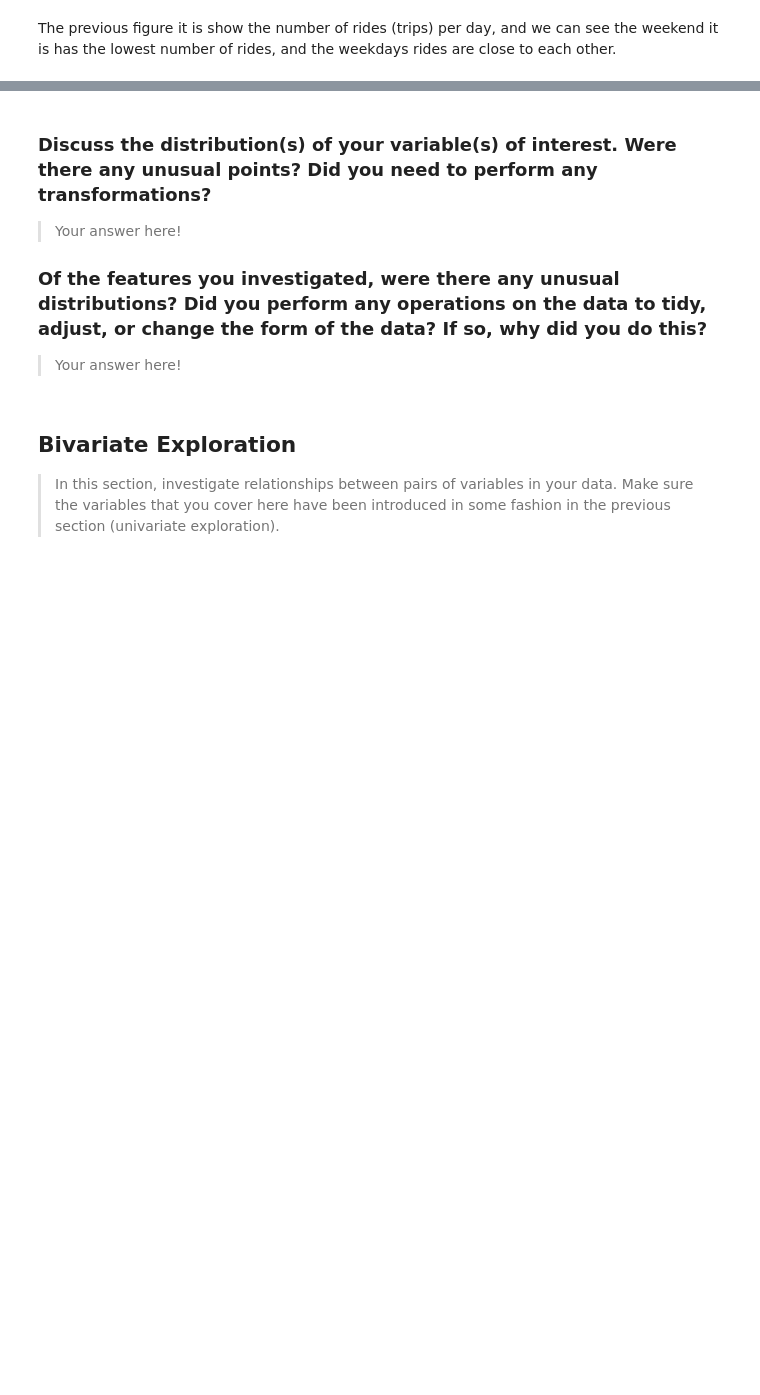
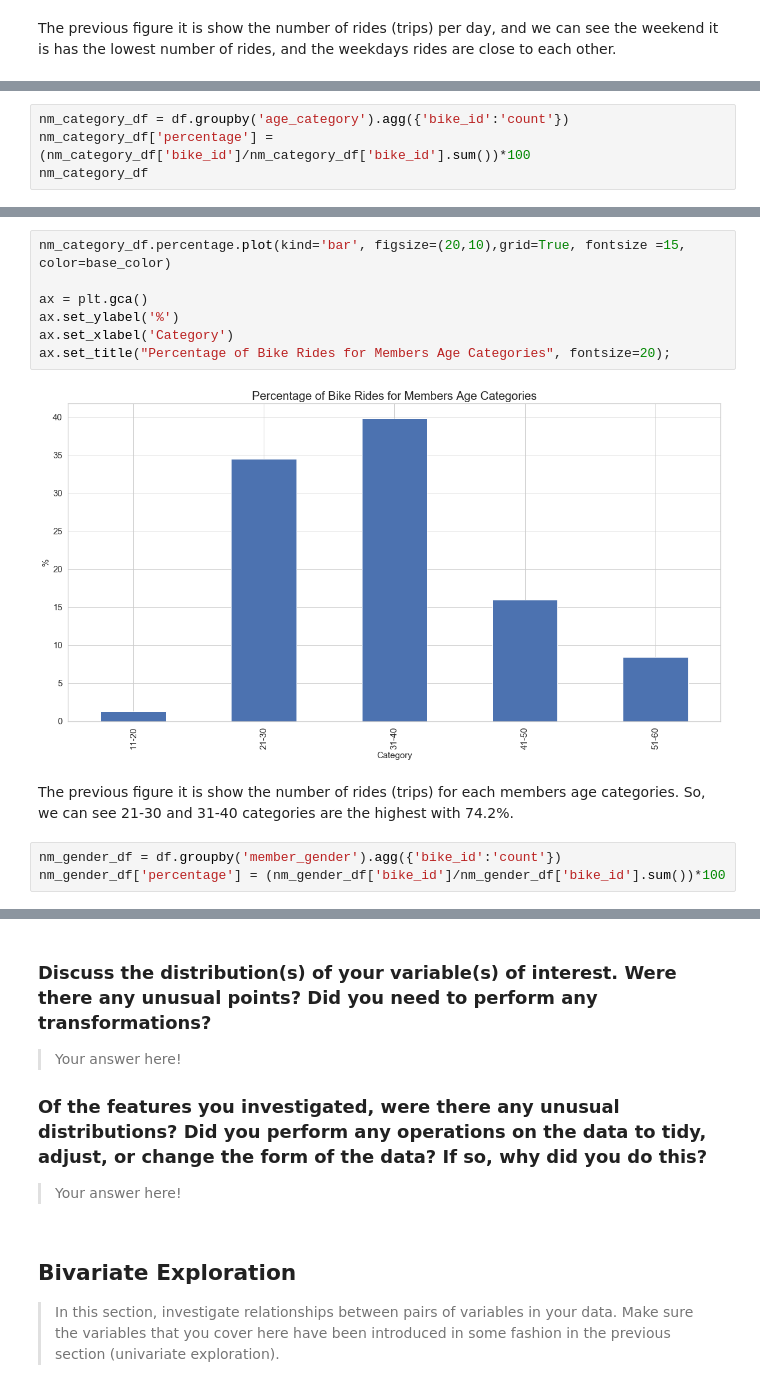
Before and after one commit to Alyahya-A/communicate-data-findings, a Jupyter notebook: communicate-data-findings-exploration.ipynb, the cells around one changed output, grey strips where cells are left out. Drawn from its saved outputs; the diff is of its cells as text; blank space fills up the shorter version.

```diff
--- a/communicate-data-findings-exploration.ipynb
+++ b/communicate-data-findings-exploration.ipynb
@@ -487,0 +556,4 @@ you plan on investigating next.
+# %%
+nm_category_df = df.groupby('age_category').agg({'bike_id':'count'})
+nm_category_df['percentage'] = (nm_category_df['bike_id']/nm_category_df['bike_id'].sum())*100
+nm_category_df
@@ -487,0 +568,14 @@ you plan on investigating next.
+# %%
+nm_category_df.percentage.plot(kind='bar', figsize=(20,10),grid=True, fontsize =15, color=base_color)
+
+ax = plt.gca()
+ax.set_ylabel('%')
+ax.set_xlabel('Category')
+ax.set_title("Percentage of Bike Rides for Members Age Categories", fontsize=20);
+# %% [output]
+[figure, added]
+# %% [markdown]
+The previous figure it is show the number of rides (trips) for each members age categories. So, we can see 21-30 and 31-40 categories are the highest with 74.2%.
+# %%
+nm_gender_df = df.groupby('member_gender').agg({'bike_id':'count'})
+nm_gender_df['percentage'] = (nm_gender_df['bike_id']/nm_gender_df['bike_id'].sum())*100
```
Also changed, not shown: parts of 25 cells of this notebook.
